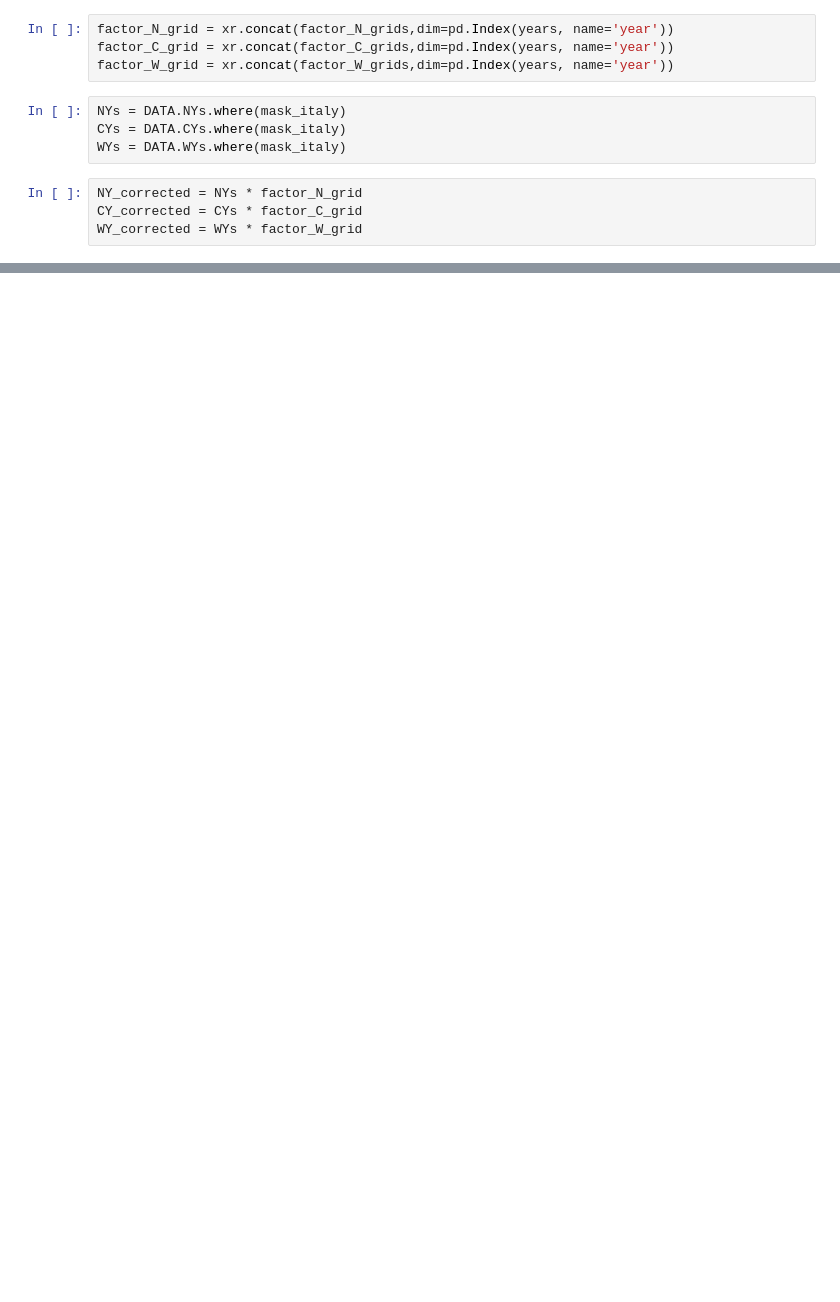
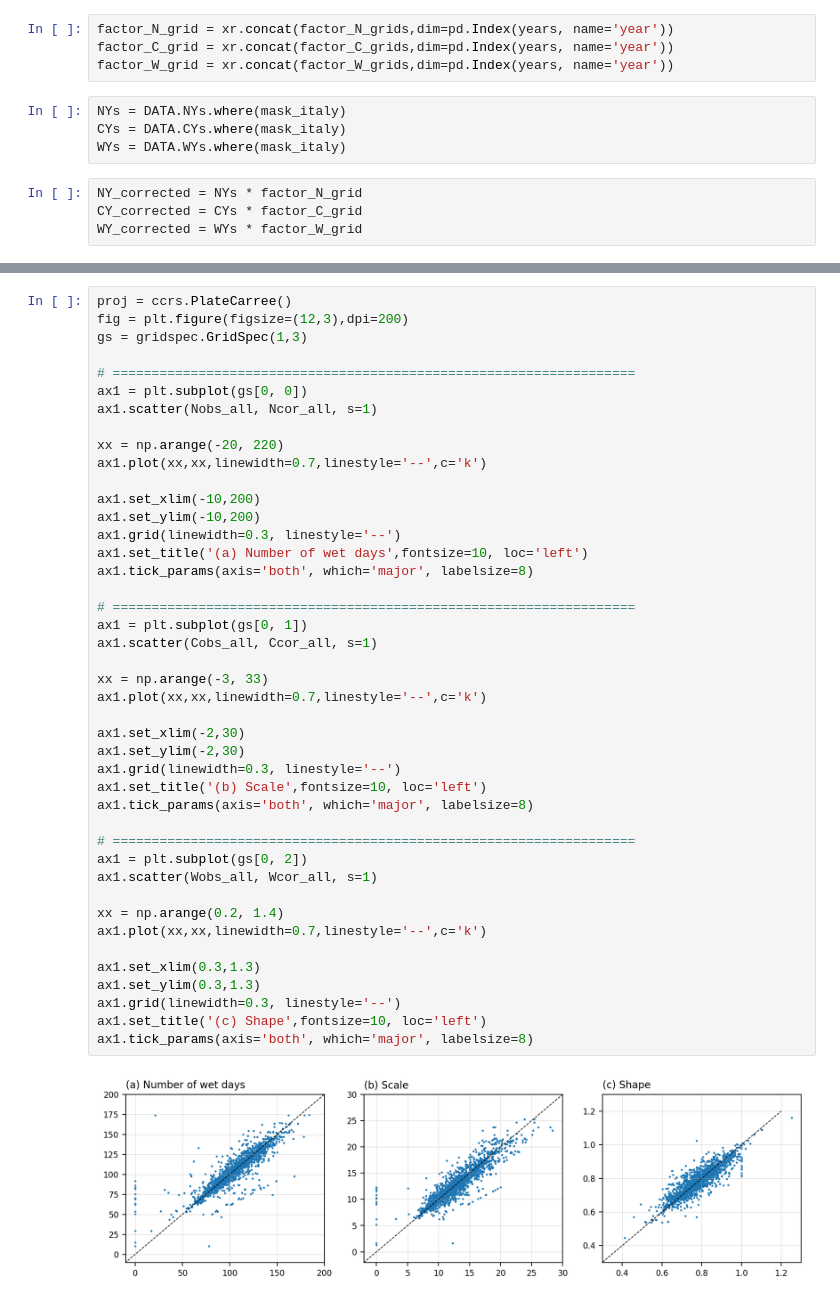
Before and after one commit to TeamExtremes/MEVD-downscaling, a Jupyter notebook: jupyter/Bias_correction/II_test.ipynb, the cells around one changed output, grey strips where cells are left out. Cells and saved outputs as stored; diff of their text form; blank space fills up the shorter version.

```diff
--- a/jupyter/Bias_correction/II_test.ipynb
+++ b/jupyter/Bias_correction/II_test.ipynb
@@ -401,0 +495,45 @@ plt.plot(comparison.N,c='r')
+# %%
+proj = ccrs.PlateCarree()
+fig = plt.figure(figsize=(12,3),dpi=200)
+gs = gridspec.GridSpec(1,3)
+
+# ===================================================================
+ax1 = plt.subplot(gs[0, 0])
+ax1.scatter(Nobs_all, Ncor_all, s=1)
+
+xx = np.arange(-20, 220)
+ax1.plot(xx,xx,linewidth=0.7,linestyle='--',c='k')
+
+ax1.set_xlim(-10,200)
+ax1.set_ylim(-10,200)
+ax1.grid(linewidth=0.3, linestyle='--')
+ax1.set_title('(a) Number of wet days',fontsize=10, loc='left')
+ax1.tick_params(axis='both', which='major', labelsize=8)
+
+# ===================================================================
+ax1 = plt.subplot(gs[0, 1])
+ax1.scatter(Cobs_all, Ccor_all, s=1)
+
+xx = np.arange(-3, 33)
+ax1.plot(xx,xx,linewidth=0.7,linestyle='--',c='k')
+
+ax1.set_xlim(-2,30)
+ax1.set_ylim(-2,30)
+ax1.grid(linewidth=0.3, linestyle='--')
+ax1.set_title('(b) Scale',fontsize=10, loc='left')
+ax1.tick_params(axis='both', which='major', labelsize=8)
+
+# ===================================================================
+ax1 = plt.subplot(gs[0, 2])
+ax1.scatter(Wobs_all, Wcor_all, s=1)
+
+xx = np.arange(0.2, 1.4)
+ax1.plot(xx,xx,linewidth=0.7,linestyle='--',c='k')
+
+ax1.set_xlim(0.3,1.3)
+ax1.set_ylim(0.3,1.3)
+ax1.grid(linewidth=0.3, linestyle='--')
+ax1.set_title('(c) Shape',fontsize=10, loc='left')
+ax1.tick_params(axis='both', which='major', labelsize=8)
+# %% [output]
+[figure, added]
```
Also changed, not shown: parts of 17 cells of this notebook, 1 other file.
